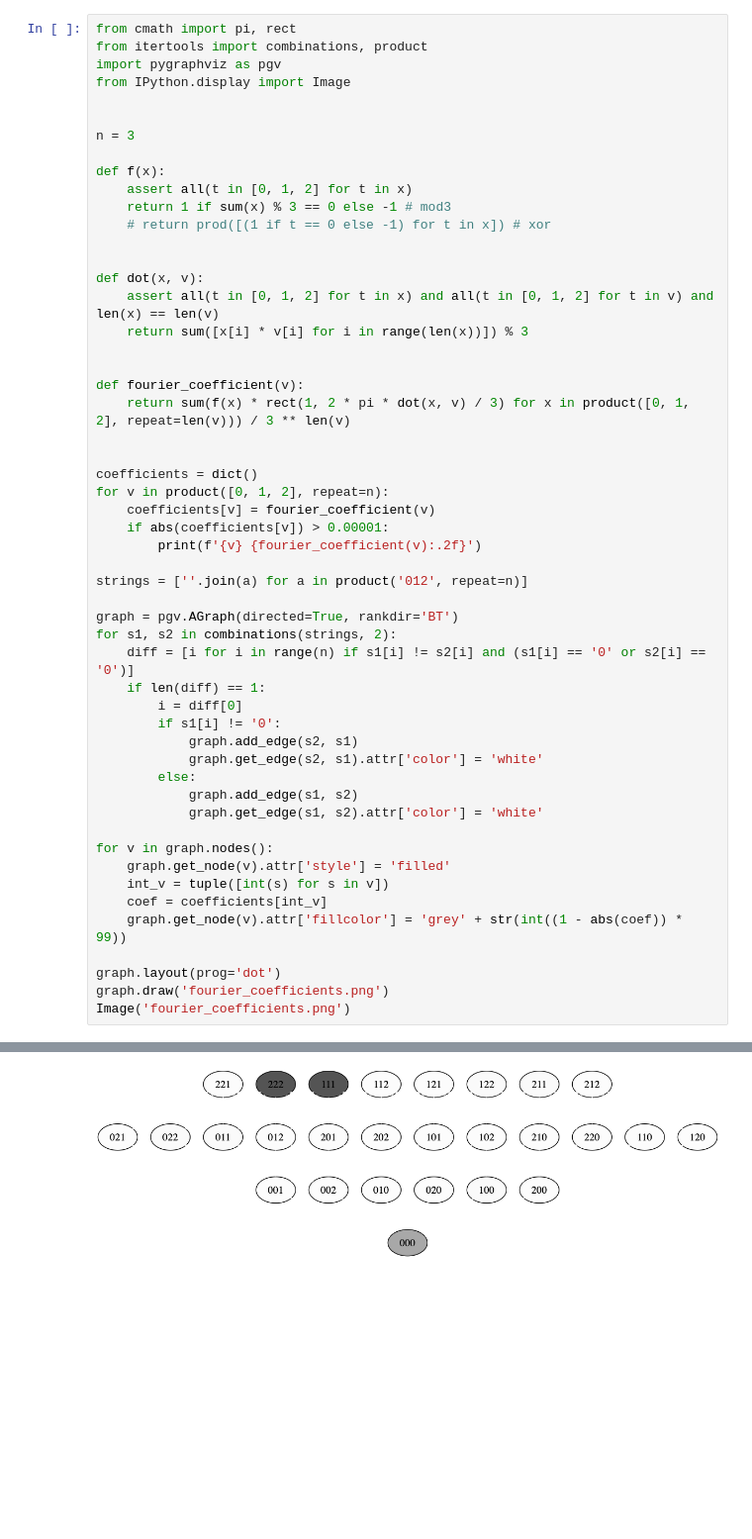
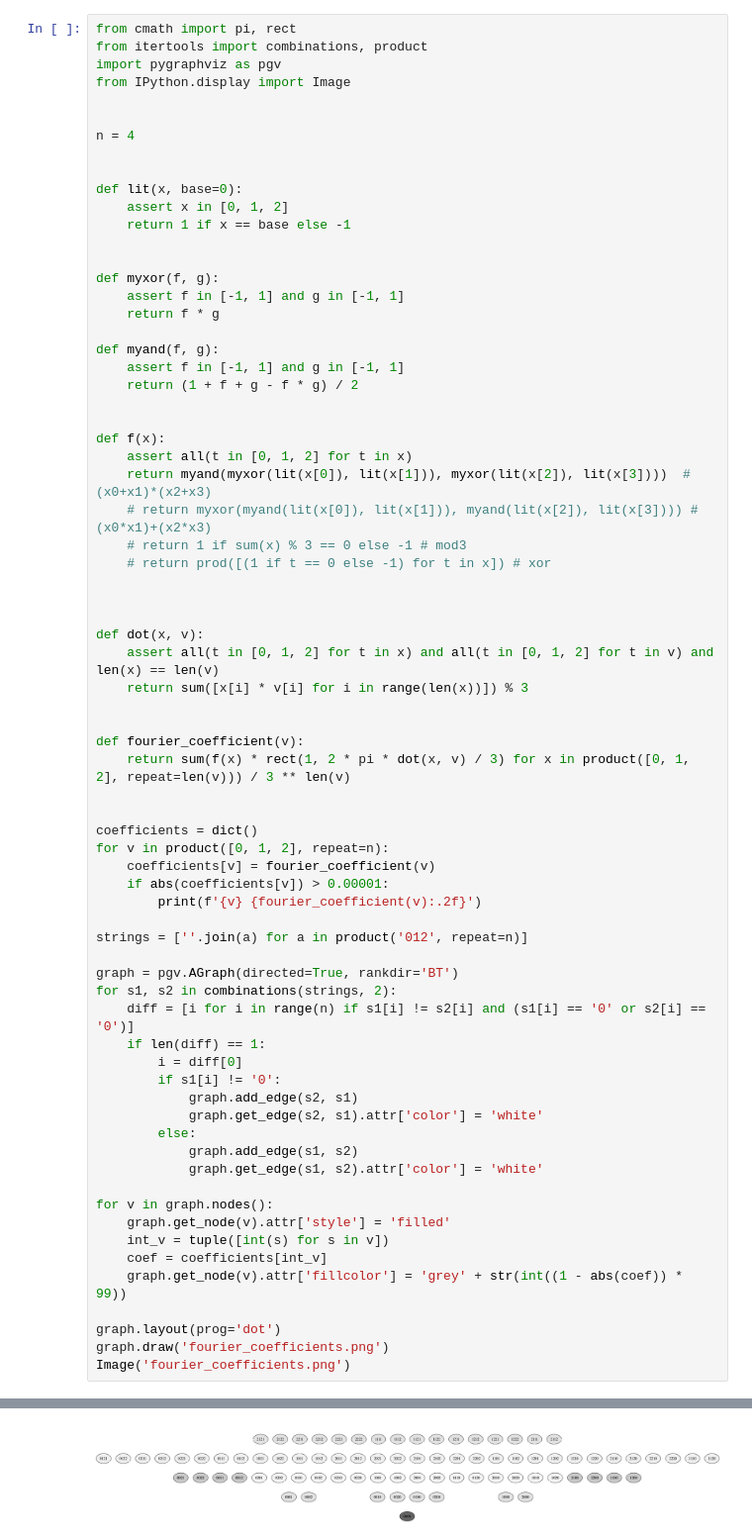
Before and after one commit to alexanderskulikov/sandbox, a Jupyter notebook: fourier_coefficients.ipynb, the cells around one changed output, grey strips where cells are left out. Shown at 99% size. Drawn from its saved outputs; the diff is of its cells as text; blank space fills up the shorter version.

```diff
--- a/fourier_coefficients.ipynb
+++ b/fourier_coefficients.ipynb
@@ -5,12 +5,30 @@ import pygraphviz as pgv
 from IPython.display import Image
 
 
-n = 3
+n = 4
+
+
+def lit(x, base=0):
+    assert x in [0, 1, 2]
+    return 1 if x == base else -1
+
+
+def myxor(f, g):
+    assert f in [-1, 1] and g in [-1, 1]
+    return f * g
+
+def myand(f, g):
+    assert f in [-1, 1] and g in [-1, 1]
+    return (1 + f + g - f * g) / 2
+
 
 def f(x):
     assert all(t in [0, 1, 2] for t in x)
-    return 1 if sum(x) % 3 == 0 else -1 # mod3
+    return myand(myxor(lit(x[0]), lit(x[1])), myxor(lit(x[2]), lit(x[3])))  # (x0+x1)*(x2+x3)
+    # return myxor(myand(lit(x[0]), lit(x[1])), myand(lit(x[2]), lit(x[3]))) # (x0*x1)+(x2*x3)
+    # return 1 if sum(x) % 3 == 0 else -1 # mod3
     # return prod([(1 if t == 0 else -1) for t in x]) # xor
+
 
 
 def dot(x, v):
@@ -58 +90 @@ Image('fourier_coefficients.png')
-[figure, old version]
+[figure, new version]
```
Also changed, not shown: parts of 1 cell of this notebook.
